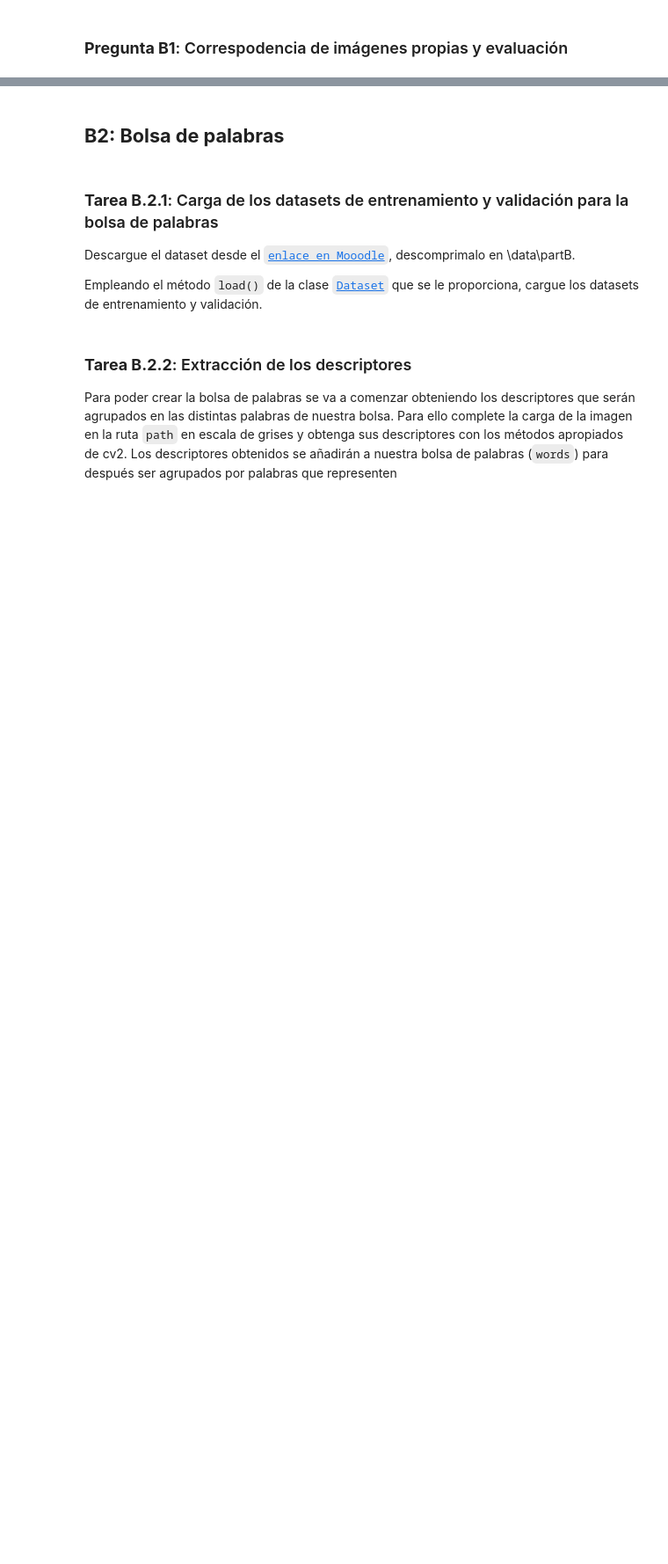
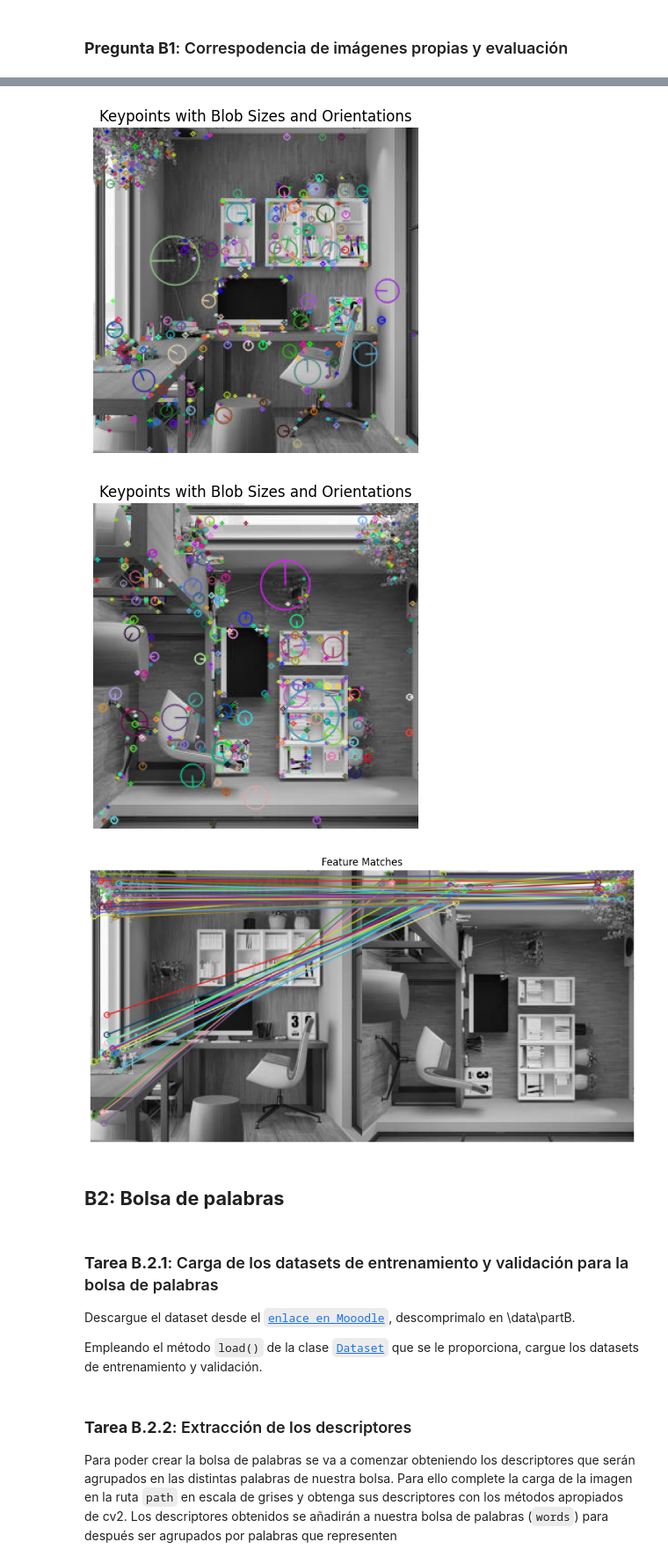
Before and after one commit to andresgilvicente/computer-vision-I-labs, a Jupyter notebook: Lab_4/src/partB.ipynb, the cells around one changed output, grey strips where cells are left out. Shown at 88% size. Saved outputs shown, nothing was run; the diff lists cells and outputs as text; code cells hidden in the pictures; blank space fills up the shorter version.

```diff
--- a/Lab_4/src/partB.ipynb
+++ b/Lab_4/src/partB.ipynb
@@ -508,3 +551,48 @@ plt.show()
+# %%
+# Create a SIFT detector object
+sift = cv2.SIFT_create()
+
+# Detect keypoints and compute descriptors
+keypoints_0, descriptors_0 = sift.detectAndCompute(image_0, None)
+keypoints_1, descriptors_1 = sift.detectAndCompute(image_1, None)
+
+# Draw keypoints on the image
+image_with_keypoints_0 = cv2.drawKeypoints(image_0, keypoints_0, None, flags=cv2.DRAW_MATCHES_FLAGS_DRAW_RICH_KEYPOINTS)
+image_with_keypoints_1 = cv2.drawKeypoints(image_1, keypoints_1, None, flags=cv2.DRAW_MATCHES_FLAGS_DRAW_RICH_KEYPOINTS)
+
+plt.imshow(image_with_keypoints_0)
+plt.title('Keypoints with Blob Sizes and Orientations')
+plt.axis('off')
+plt.show()
+plt.imshow(image_with_keypoints_1)
+plt.title('Keypoints with Blob Sizes and Orientations')
+plt.axis('off')
+plt.show()
+
+# Initialize BFMatcher
+bf = cv2.BFMatcher(cv2.NORM_L2, crossCheck=False)
+
+# Perform KNN matching with k=2 for ratio test
+matches = bf.match(descriptors_0, descriptors_1)
+
+# sort matches by distance
+matches = sorted(matches, key = lambda x:x.distance)
+
+
+# Draw the good matches
+matched_image = cv2.drawMatches(image_0, keypoints_0, image_1, keypoints_1, matches[:50], None,
+                                flags=cv2.DrawMatchesFlags_NOT_DRAW_SINGLE_POINTS)
+
+# Display the matched features
+plt.figure(figsize=(12, 6))
+plt.imshow(matched_image)
+plt.title("Feature Matches")
+plt.axis('off')
+plt.show()
+# %% [output]
+[figure, added]
+[figure, added]
+[figure, added]
 # %% [markdown]
 ## **B2: Bolsa de palabras**
 # %% [markdown]
```
Also changed, not shown: parts of 6 cells of this notebook, 3 other files.
